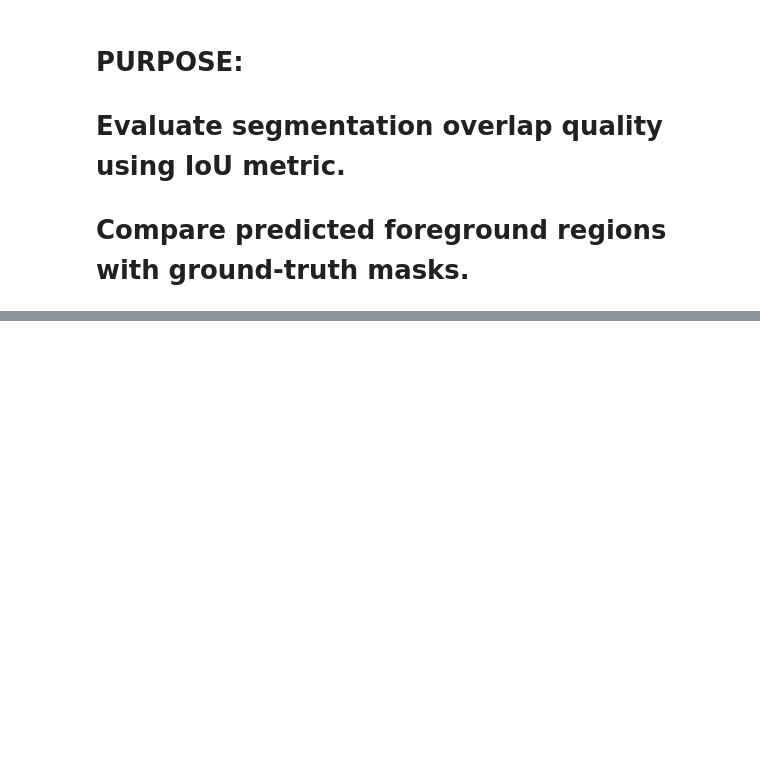
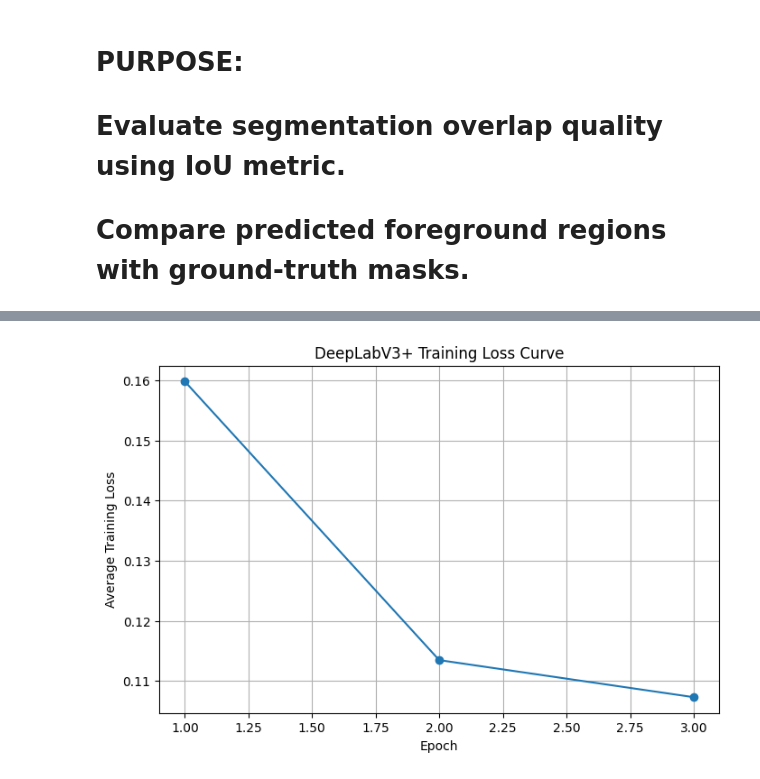
Before and after one commit to sohnaamie/gambia-semantic-segmentation, a Jupyter notebook: notebooks/deeplab_experiments.ipynb, the cells around one changed output, grey strips where cells are left out. Drawn from its saved outputs; the diff is of its cells as text; code cells hidden in the pictures; blank space fills up the shorter version.

```diff
--- a/notebooks/deeplab_experiments.ipynb
+++ b/notebooks/deeplab_experiments.ipynb
@@ -647,0 +796,33 @@ for epoch in range(num_epochs):
+# %%
+#Training Loss Visualization
+import matplotlib.pyplot as plt
+
+epochs = [1,2,3]
+
+losses = [
+0.159793468862772,
+0.11346904665231705,
+0.10731137167662382
+]
+
+plt.figure(figsize=(8,5))
+
+plt.plot(
+    epochs,
+    losses,
+    marker='o'
+)
+
+plt.xlabel("Epoch")
+
+plt.ylabel("Average Training Loss")
+
+plt.title(
+    "DeepLabV3+ Training Loss Curve"
+)
+
+plt.grid(True)
+
+plt.show()
+# %% [output]
+[figure, added]
```
Also changed, not shown: parts of 34 cells of this notebook.
